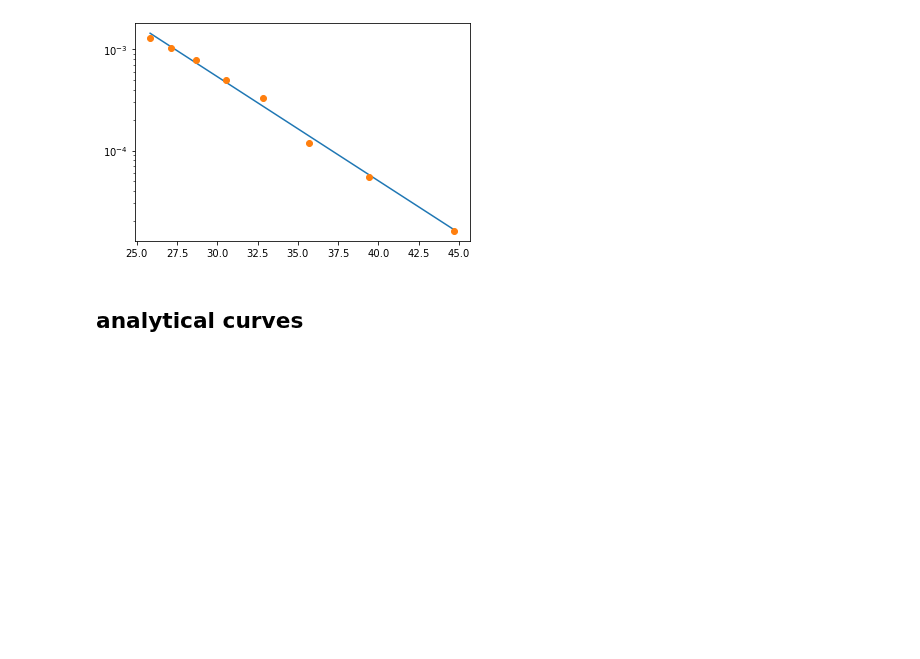
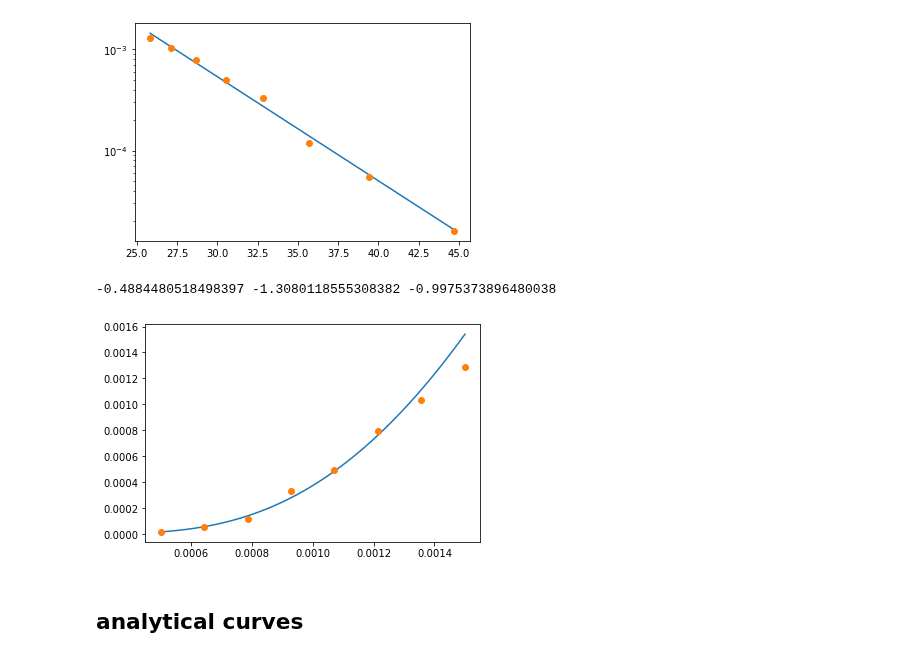
Before and after one commit to hassan-shap/quantum-emitter, a Jupyter notebook: pp_th_qdot_size.ipynb, the cells around one changed output. Cells and saved outputs as stored; diff of their text form; code cells hidden in the pictures; blank space fills up the shorter version.

```diff
--- a/pp_th_qdot_size.ipynb
+++ b/pp_th_qdot_size.ipynb
@@ -109,6 +187,29 @@ plt.show()
 # %% [output]
 -0.23724454317121 -0.4121907652623351 -0.989403029978714
 [figure]
+# %%
+decay_rates = eta_list
+inds = np.arange(0,7)
+logic_error_opt = np.array([1.60e-5,5.45e-5,1.18e-4,0.000328,0.000495, 0.000793, 0.001036, 0.001289])
+
+x_list = np.log(decay_rates)[inds]
+y_list = np.log(-np.log(logic_error_opt))[inds]
+
+
+slope, intercept, r_value, p_value, std_err = scipy.stats.linregress(x_list,y_list)
+xplot = np.linspace(min(decay_rates),max(decay_rates))
+yplot = np.exp(slope*np.log(xplot)+intercept)
+print(slope, intercept, r_value)
+
+
+plt.plot(xplot,np.exp(-yplot))
+plt.plot(decay_rates,logic_error_opt,"o")
+# plt.yscale("log")
+# plt.xscale("log")
+plt.show()
+# %% [output]
+-0.4884480518498397 -1.3080118555308382 -0.9975373896480038
+[figure, added]
 # %% [markdown]
 ## analytical curves
 # %%
```
Also changed, not shown: parts of 7 cells of this notebook, 14 other files.
